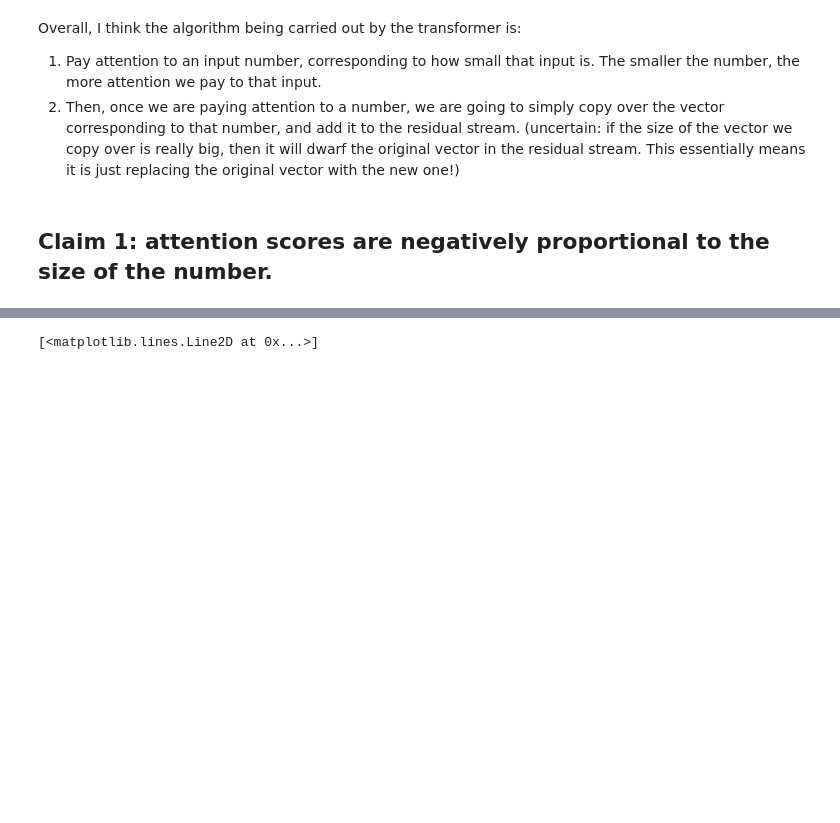
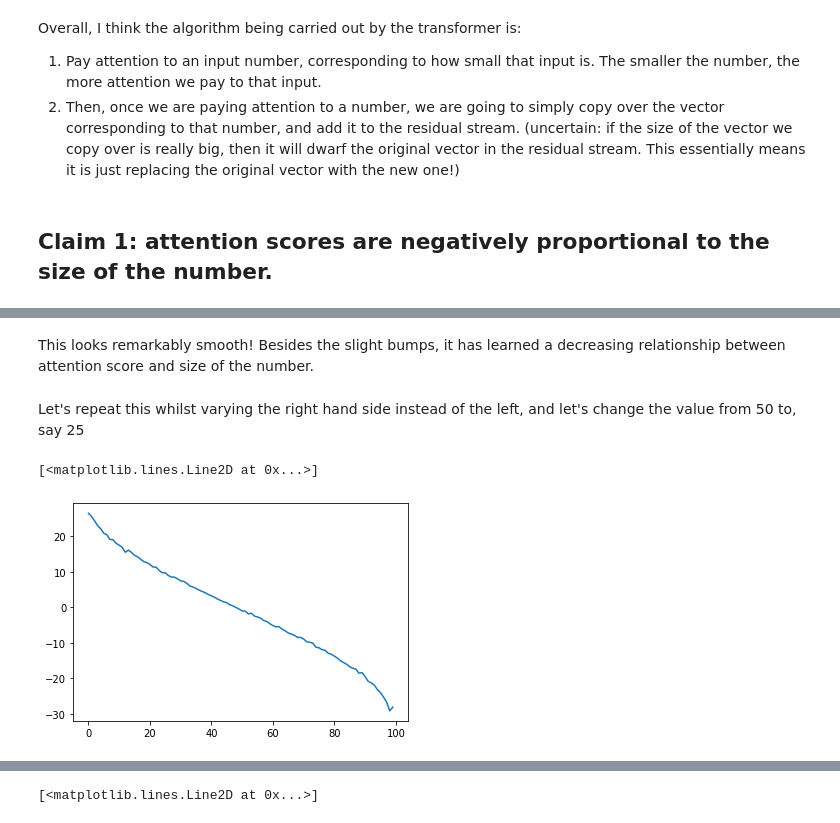
Before and after one commit to ojorgensen/min-list, a Jupyter notebook: min_list_final.ipynb, the cells around one changed output, grey strips where cells are left out. Saved outputs shown, nothing was run; the diff lists cells and outputs as text; code cells hidden in the pictures; blank space fills up the shorter version.

```diff
--- a/min_list_final.ipynb
+++ b/min_list_final.ipynb
@@ -407,0 +427,16 @@ plt.plot(range(100), attn_to_42)
+# %% [markdown]
+This looks remarkably smooth! Besides the slight bumps, it has learned a decreasing relationship between attention score and size of the number.
+# %% [markdown]
+Let's repeat this whilst varying the right hand side instead of the left, and let's change the value from 50 to, say 25
+# %%
+attn_to_i = []
+for i in range(100):
+  input = torch.tensor([50, i])
+  logits, cache = small_model.run_with_cache(input, remove_batch_dim = True)
+  attn_pattern = cache["attn_scores", 0, "attn"]
+  attn_to_i.append(float(attn_pattern[0][-1][1]))
+
+plt.plot(range(100),attn_to_i)
+# %% [output]
+[<matplotlib.lines.Line2D at 0x...>]
+[figure, added]
```
Also changed, not shown: parts of 62 cells of this notebook.
